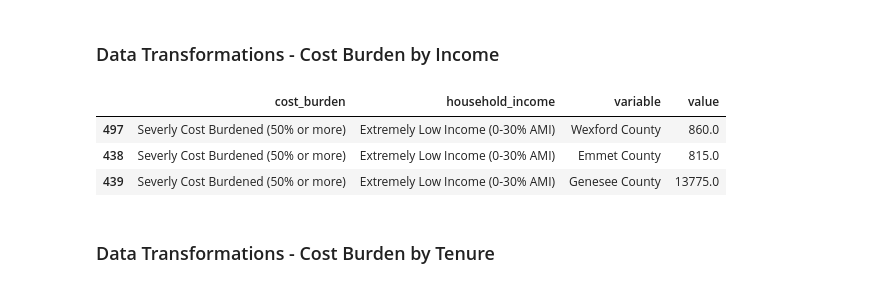
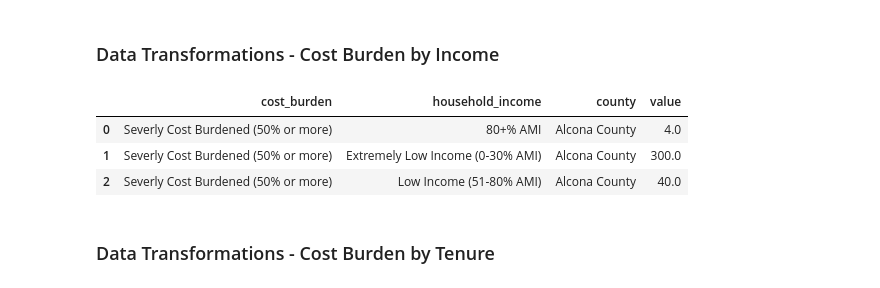
Before and after one commit to amitj1jan/CommunityHousingNetwork, a Jupyter notebook: CHN_Metrics_4.ipynb, the cells around one changed output. Saved outputs shown, nothing was run; the diff lists cells and outputs as text; code cells hidden in the pictures.

```diff
--- a/CHN_Metrics_4.ipynb
+++ b/CHN_Metrics_4.ipynb
@@ -27,10 +27,10 @@ GROSS_RENT_BY_BEDROOMS  = 'GrossRentByBedRooms.json'
 COST_BURDEN             = 'costBurden.csv'
 
 datasets_and_uris = {}
-datasets_and_uris[GROSS_RENT_BY_BEDROOMS] = "https://api.census.gov/data/2019/acs/acs1"
+datasets_and_uris[GROSS_RENT_BY_BEDROOMS] = "https://api.census.gov/data/2020/acs/acs5"
 datasets_and_uris[COST_BURDEN] = 'https://www.huduser.gov/hudapi/public/chas'
 
-ASSETS_PATH = 'input/'
+ASSETS_PATH = 'assets/'
 # %% [markdown]
 ### **Required packages**
 # %%
@@ -165,11 +157,13 @@ household_incomes_ord = ['Extremely Low Income (0-30% AMI)', 'Very Low Income (3
                              'Low Income (51-80% AMI)', '80+% AMI']
 
 def createCostBurdenDict(cost_burdens, cost_burden_display):
-  cost_burden_dict = {cost_burdens[i]: cost_burden_display[i] for i in range(len(cost_burdens))}
-  return(cost_burden_dict)
+    cost_burden_dict = {cost_burdens[i]: cost_burden_display[i] for i in range(len(cost_burdens))}
+    return(cost_burden_dict)
 
-def costBurdenIncomeClean(cost_burden_df, cost_burden_income_cols, cost_burden_income_cols_display,  \
-                            cost_burdens, cost_burden_display, household_incomes):
+def costBurdenIncomeClean(ASSETS_PATH, COST_BURDEN):
+    cost_burden_df = pd.read_csv(ASSETS_PATH + COST_BURDEN)
+    cost_burden_df = cost_burden_df.iloc[:, 1:]
+
     income_df = cost_burden_df.loc[:, cost_burden_income_cols]
     income_df.columns = cost_burden_income_cols_display
 
@@ -203,43 +197,41 @@ def costBurdenIncomeClean(cost_burden_df, cost_burden_income_cols, cost_burden_i
         break
       # computing cost burden > 30% and < 50%
       CostGrater50 = np.where((income_df['household_income'] == household_income) & \
                               (income_df['cost_burden'] == ' and Cost burden > 50%'))
       CostBurden30To50 =  [household_income]  + \
                             (np.array(income_df.loc[CostGrater30].iloc[:, 1:84]) - \
                                 np.array(income_df.loc[CostGrater50].iloc[:, 1:84])   \
                                     ).flatten().tolist()  + ['Cost burden > 30% and <=50']
 
       income_df.loc[len(income_df.index)]  = CostBurden30To50
 
     income_df.dropna(inplace=True)
     # cleaning the cost_burden column
     income_df['cost_burden'] = income_df['cost_burden'].str.replace('and', '').str.replace('\(', '').str.replace('\)', '').str.strip()
     # remove the data for cost_burden > 30% and Total
     income_df = income_df[~income_df['cost_burden'].isin(['Cost burden > 30%', 'Total'])].reset_index(drop=True)
 
     # assigning user friendly household_income columns
     household_incomes_dict = {household_incomes[i]: household_incomes_display[i] for i in range(len(household_incomes))}
     income_df.loc[:, 'household_income'] = income_df['household_income'].map(household_incomes_dict)
 
     cost_burden_dict = createCostBurdenDict(cost_burdens, cost_burden_display)
     income_df.loc[:, 'cost_burden'] = income_df['cost_burden'].map(cost_burden_dict)
 
-    income_df = income_df.melt(id_vars=['cost_burden', 'household_income'])
+    income_df = income_df.melt(id_vars=['cost_burden', 'household_income'], var_name='county')
 
-    income_df = income_df.groupby(['cost_burden', 'household_income', 'variable']).sum().reset_index()
+    income_df = income_df.groupby(['cost_burden', 'household_income', 'county']).sum().reset_index()
     income_df.loc[:, 'cost_burden'] = pd.Categorical(income_df.cost_burden, cost_burden_display, ordered=True)
-    income_df = income_df.sort_values(by='cost_burden')
+    income_df = income_df.sort_values(by=['county', 'cost_burden']).reset_index(drop=True)
     return(income_df)
 
-cost_burden_income_df = costBurdenIncomeClean(cost_burden_df, cost_burden_income_cols, cost_burden_income_cols_display,  \
-                            cost_burdens, cost_burden_display, household_incomes)
-
+cost_burden_income_df = costBurdenIncomeClean(ASSETS_PATH, COST_BURDEN)
 cost_burden_income_df.head(3)
 # %% [output]
-|  | cost_burden | household_income | variable | value |
-| 497 | Severly Cost Burdened (50% or more) | Extremely Low Income (0-30% AMI) | Wexford County | 860.0 |
-| 438 | Severly Cost Burdened (50% or more) | Extremely Low Income (0-30% AMI) | Emmet County | 815.0 |
-| 439 | Severly Cost Burdened (50% or more) | Extremely Low Income (0-30% AMI) | Genesee County | 13775.0 |
+|  | cost_burden | household_income | county | value |
+| 0 | Severly Cost Burdened (50% or more) | 80+% AMI | Alcona County | 4.0 |
+| 1 | Severly Cost Burdened (50% or more) | Extremely Low Income (0-30% AMI) | Alcona County | 300.0 |
+| 2 | Severly Cost Burdened (50% or more) | Low Income (51-80% AMI) | Alcona County | 40.0 |
 # %% [markdown]
 ### Data Transformations - Cost Burden by Tenure
 # %%
```
Also changed, not shown: parts of 6 cells of this notebook, 17 other files.
